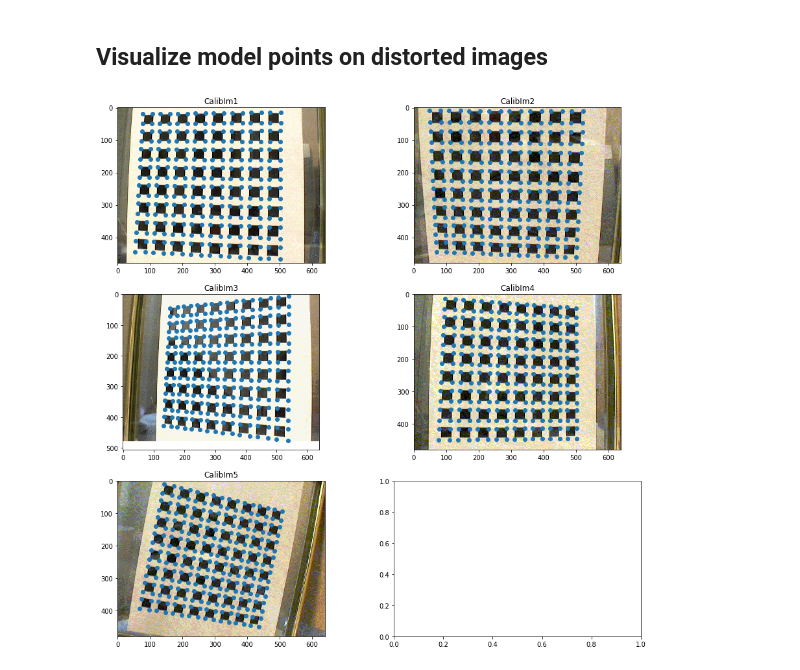
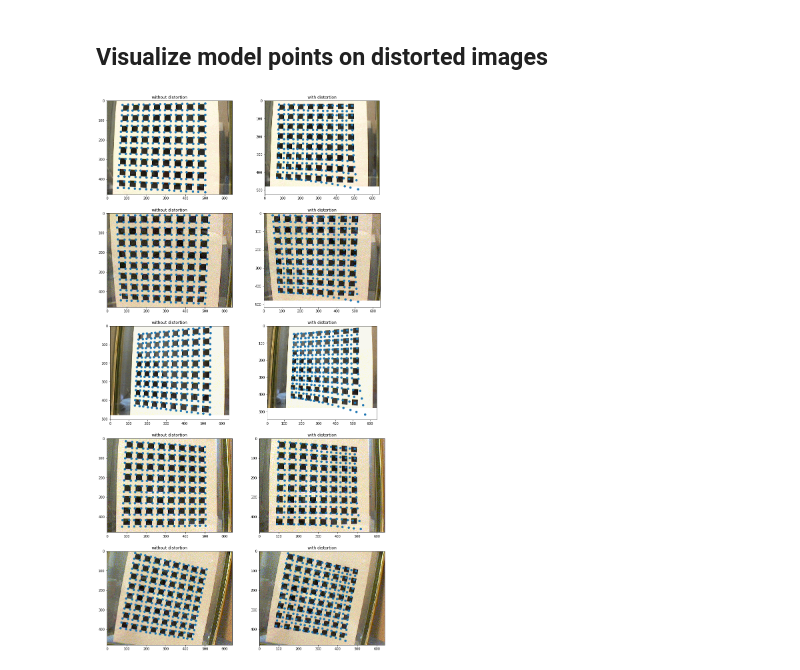
Before and after one commit to jdzejdzej/ComputerVision, a Jupyter notebook: lab_2/lab2.ipynb, the cells around one changed output. Drawn from its saved outputs; the diff is of its cells as text; code cells hidden in the pictures.

```diff
--- a/lab_2/lab2.ipynb
+++ b/lab_2/lab2.ipynb
@@ -89,0 +111,12 @@ def radial_distortion(points, K, R, k1=None, k2=None, u0=None, v0=None):
+# %%
+# tmp = (u_dash - u)/(u-np.array([u0, v0])[None, :])
+tmp = (u_dash - u)
+rcParams['figure.figsize'] = 10, 10
+f, axs = plt.subplots(1, 1)
+for dist, norm in zip(u_dash, u):
+    axs.scatter(dist[0], dist[1], c='r')
+    axs.scatter(norm[0], norm[1], c='b')
+    axs.plot([dist[0], norm[0]], [dist[1], norm[1]], c='g')
+
+axs.set_xlim(640,0)
+axs.set_ylim(480,0)
@@ -108,12 +144,17 @@ for i, (img, points) in enumerate(zip([im_1_u, im_2_u], [radial_distortion(model
 # %% [markdown]
 ## Visualize model points on distorted images
 # %%
-rcParams['figure.figsize'] = 15, 15
-f, axs = plt.subplots(3, 2)
-for i, (img, points) in enumerate(zip([im_1, im_2, im_3, im_4, im_5],
-                                      [radial_distortion(model, K, R, k1=k1, k2=k2, u0=u0, v0=v0) for R in [R1, R2, R3, R4, R5]])):
-    axs[i/2, i%2].imshow(img)
-    axs[i/2, i%2].scatter(points[:, 0], points[:, 1])
-    axs[i/2, i%2].set_title('CalibIm{}'.format(i+1))
+rcParams['figure.figsize'] = 15, 30
+f, axs = plt.subplots(5, 2)
+for i, (img, R) in enumerate(zip([im_1, im_2, im_3, im_4, im_5],
+                                      [R1, R2, R3, R4, R5])):
+    points1 = radial_distortion(model, K, R)
+    points2 = radial_distortion(model, K, R, k1, k2, u0, v0)
+    axs[i, 0].imshow(img)
+    axs[i, 0].scatter(points1[:, 0], points1[:, 1])
+    axs[i, 0].set_title('without distortion'.format(i+1))
+    axs[i, 1].imshow(img)
+    axs[i, 1].scatter(points2[:, 0], points2[:, 1])
+    axs[i, 1].set_title('with distortion'.format(i+1))
 # %% [output]
-[figure, old version]
+[figure, new version]
```
Also changed, not shown: parts of 5 cells of this notebook.
